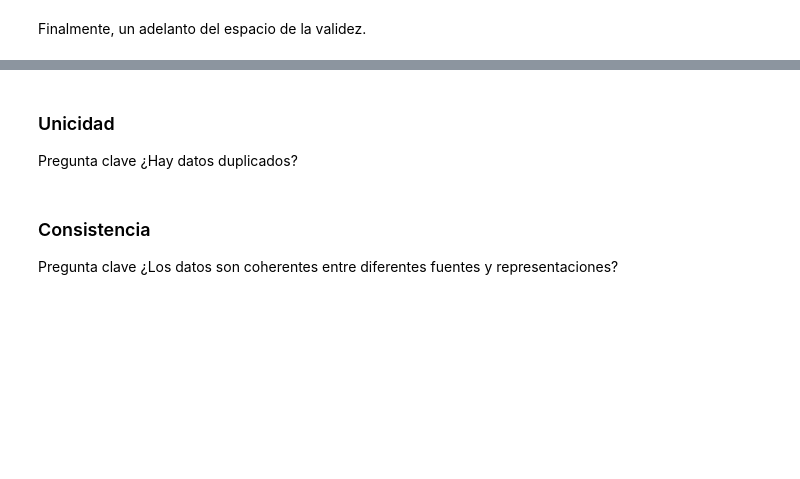
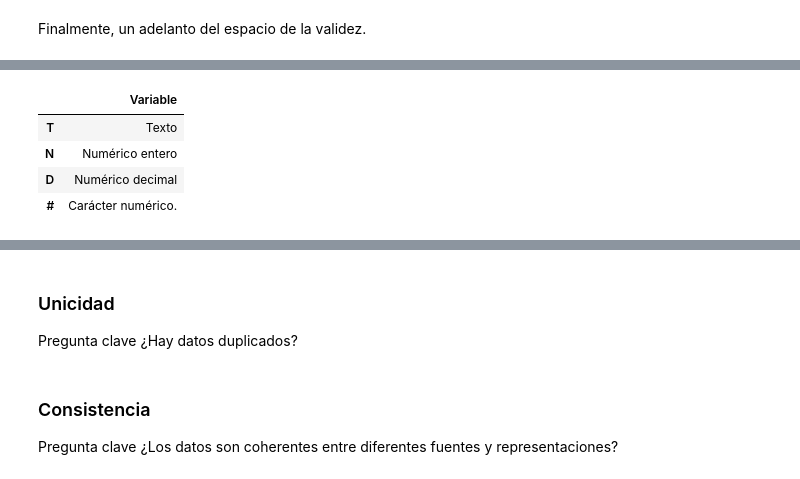
Before and after one commit to MCDagro3/proyecto_agronomia, a Jupyter notebook: notebooks/quality_data.ipynb, the cells around one changed output, grey strips where cells are left out. Saved outputs shown, nothing was run; the diff lists cells and outputs as text; code cells hidden in the pictures; blank space fills up the shorter version.

```diff
--- a/notebooks/quality_data.ipynb
+++ b/notebooks/quality_data.ipynb
@@ -197,0 +377,8 @@ definidas?
+# %%
+datatypes
+# %% [output]
+|  | Variable |
+| T | Texto |
+| N | Numérico entero |
+| D | Numérico decimal |
+| # | Carácter numérico. |
```
Also changed, not shown: parts of 36 cells of this notebook, 2 other files.
